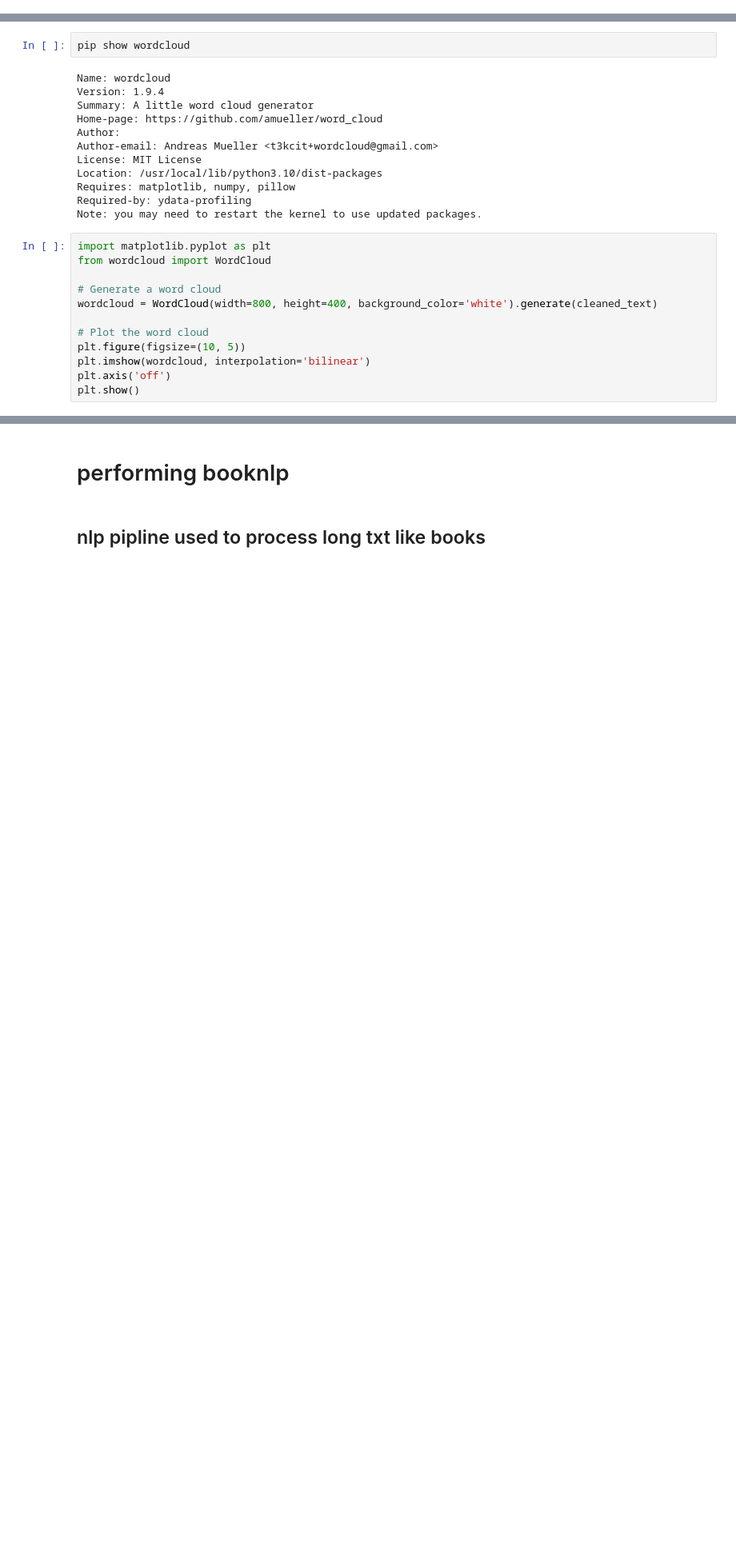
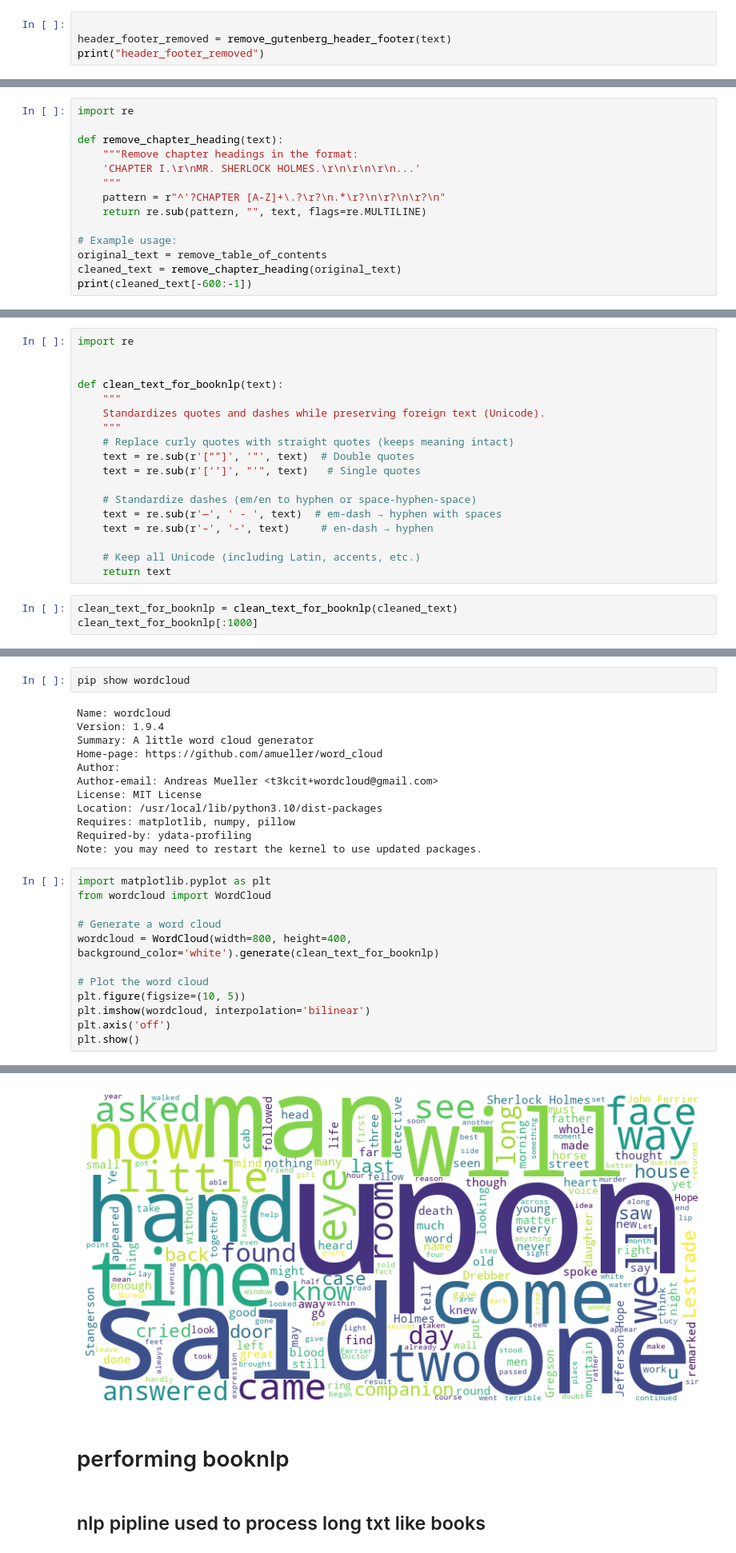
Before and after one commit to mohdabuzaransari9/Interactive-literary-characters-ai, a Jupyter notebook: interactive-literary-characters-ai.ipynb, the cells around one changed output, grey strips where cells are left out. Shown at 80% size. Cells and saved outputs as stored; diff of their text form; blank space fills up the shorter version.

```diff
--- a/interactive-literary-characters-ai.ipynb
+++ b/interactive-literary-characters-ai.ipynb
@@ -111,0 +153,4 @@ Author: Arthur Conan Doyle
+# %%
+
+header_footer_removed = remove_gutenberg_header_footer(text)
+print("header_footer_removed")
@@ -111,0 +258,14 @@ Author: Arthur Conan Doyle
+# %%
+import re
+
+def remove_chapter_heading(text):
+    """Remove chapter headings in the format:
+    'CHAPTER I.\r\nMR. SHERLOCK HOLMES.\r\n\r\n\r\n...'
+    """
+    pattern = r"^'?CHAPTER [A-Z]+\.?\r?\n.*\r?\n\r?\n\r?\n"
+    return re.sub(pattern, "", text, flags=re.MULTILINE)
+
+# Example usage:
+original_text = remove_table_of_contents
+cleaned_text = remove_chapter_heading(original_text)
+print(cleaned_text[-600:-1])
@@ -111,0 +288,21 @@ Author: Arthur Conan Doyle
+# %%
+import re
+
+
+def clean_text_for_booknlp(text):
+    """
+    Standardizes quotes and dashes while preserving foreign text (Unicode).
+    """
+    # Replace curly quotes with straight quotes (keeps meaning intact)
+    text = re.sub(r'[“”]', '"', text)  # Double quotes
+    text = re.sub(r'[‘’]', "'", text)   # Single quotes
+
+    # Standardize dashes (em/en to hyphen or space-hyphen-space)
+    text = re.sub(r'—', ' - ', text)  # em-dash → hyphen with spaces
+    text = re.sub(r'–', '-', text)     # en-dash → hyphen
+
+    # Keep all Unicode (including Latin, accents, etc.)
+    return text
+# %%
+clean_text_for_booknlp = clean_text_for_booknlp(cleaned_text)
+clean_text_for_booknlp[:1000]
@@ -264,7 +415,7 @@ import matplotlib.pyplot as plt
 from wordcloud import WordCloud
 
 # Generate a word cloud
-wordcloud = WordCloud(width=800, height=400, background_color='white').generate(cleaned_text)
+wordcloud = WordCloud(width=800, height=400, background_color='white').generate(clean_text_for_booknlp)
 
 # Plot the word cloud
 plt.figure(figsize=(10, 5))
@@ -276,3 +426,4 @@ NameError: name 'cleaned_text' is not defined
+[figure, added]
 # %% [markdown]
 # performing booknlp
 # %% [markdown]
```
Also changed, not shown: parts of 186 cells of this notebook.
